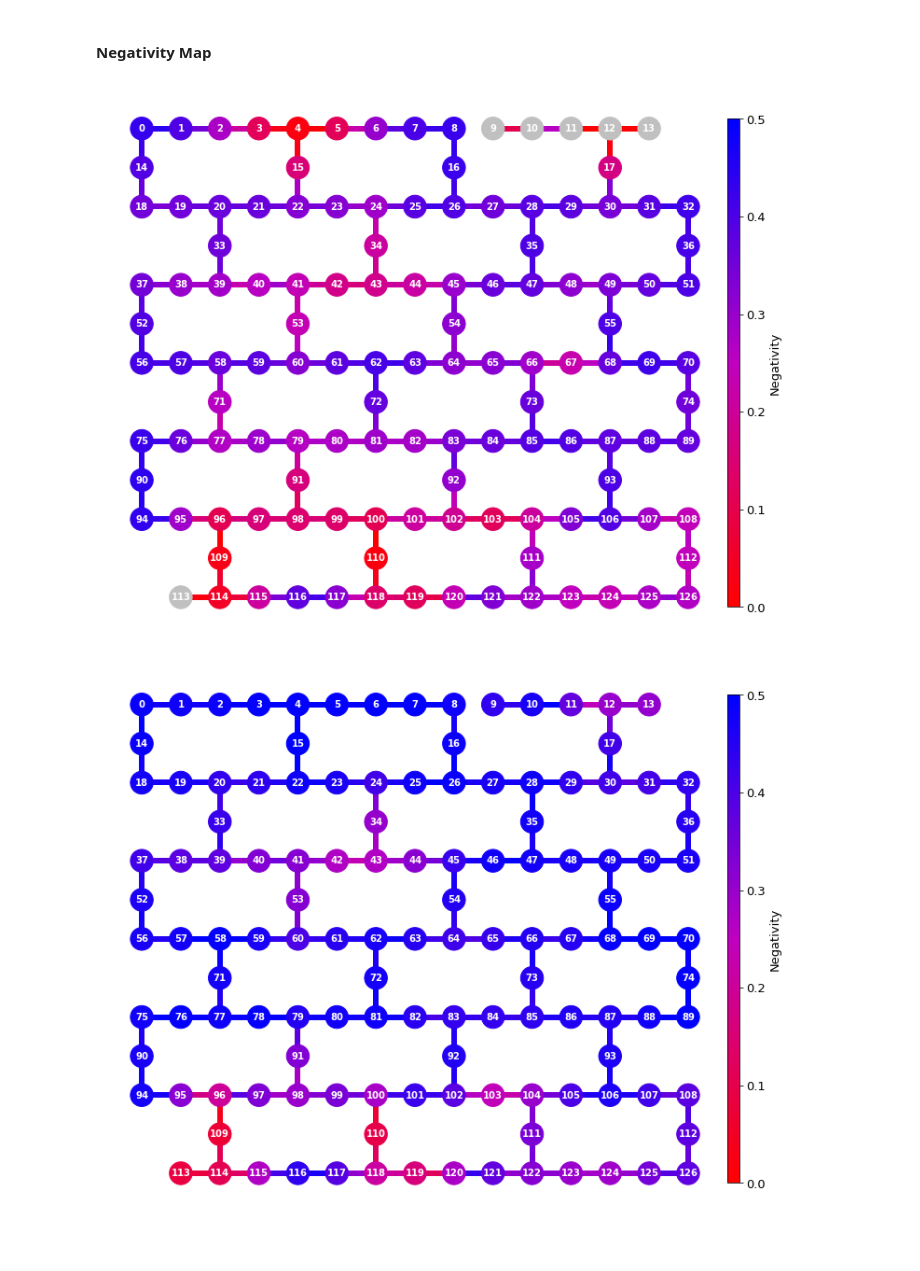
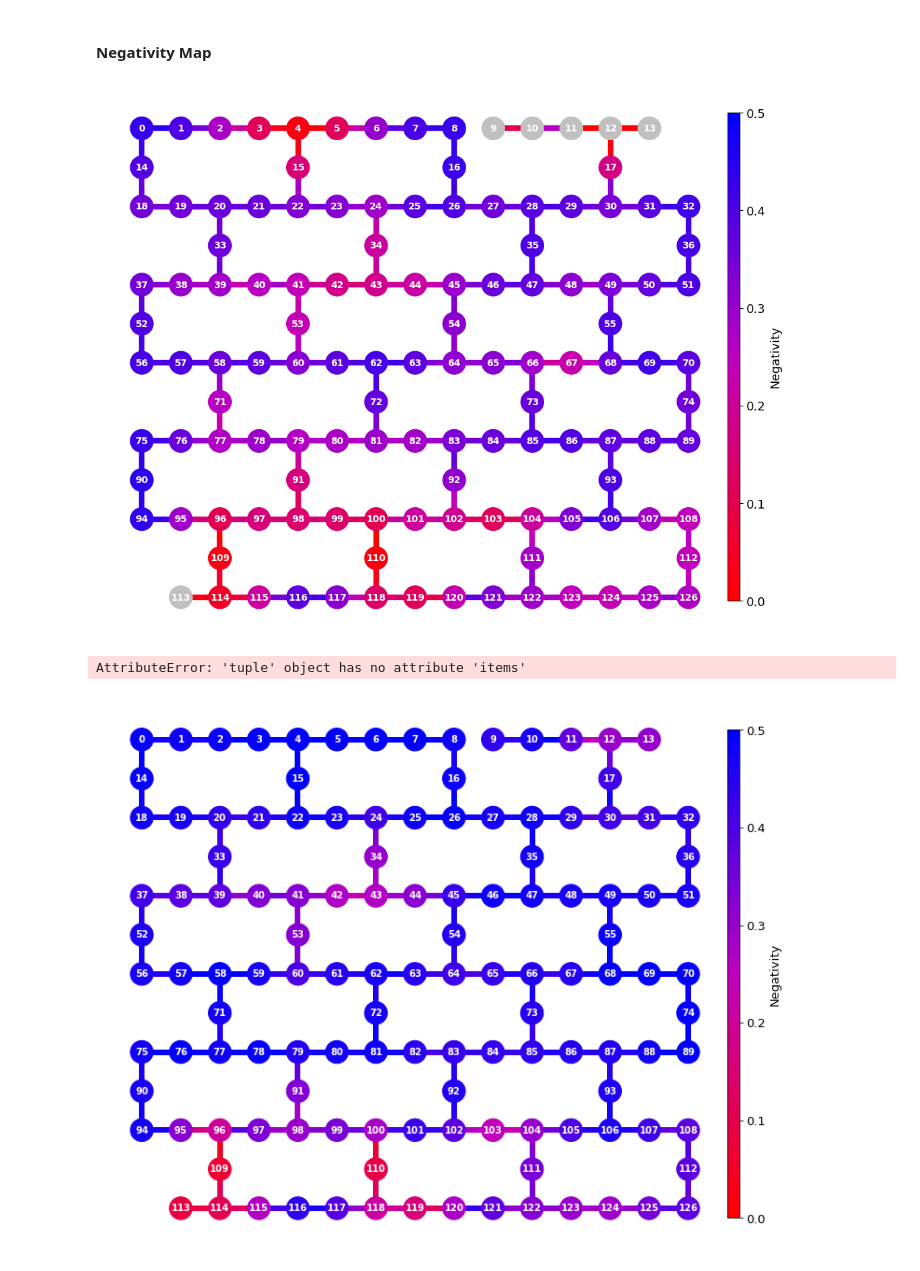
Before and after one commit to jkfids/qiskit-entangle, a Jupyter notebook: code/negativities.ipynb, the cells around one changed output. Drawn from its saved outputs; the diff is of its cells as text; code cells hidden in the pictures.

```diff
--- a/code/negativities.ipynb
+++ b/code/negativities.ipynb
@@ -1457,10 +1410,14 @@ from qiskit.visualization import plot_gate_map, plot_coupling_map
 from qubit_coords import qubit_coords127
 
 plt.rc('font', size=13)
+# %%
+plot_nmap127(graphstate, n_list)
+# %% [output]
+[figure, added]
 # %%
 nqubits = 127
 #n_dict = nmit_mean
-n_dict = n_mean
+n_dict = calc_n_mean(n_list)
 
 cmap = mpl.cm.get_cmap('RdBu')
 cmap = mpl.colors.LinearSegmentedColormap.from_list("MyCmapName",['r', 'm', 'b'])
@@ -1504,7 +1461,7 @@ fig.savefig('output/ghznmap127.png', dpi=400)
 
 fig
 # %% [output]
-[figure, removed]
+AttributeError: 'tuple' object has no attribute 'items'
 # %%
 nqubits = 127
 n_dict = nmit_mean
```
Also changed, not shown: parts of 6 cells of this notebook, 18 other files.
